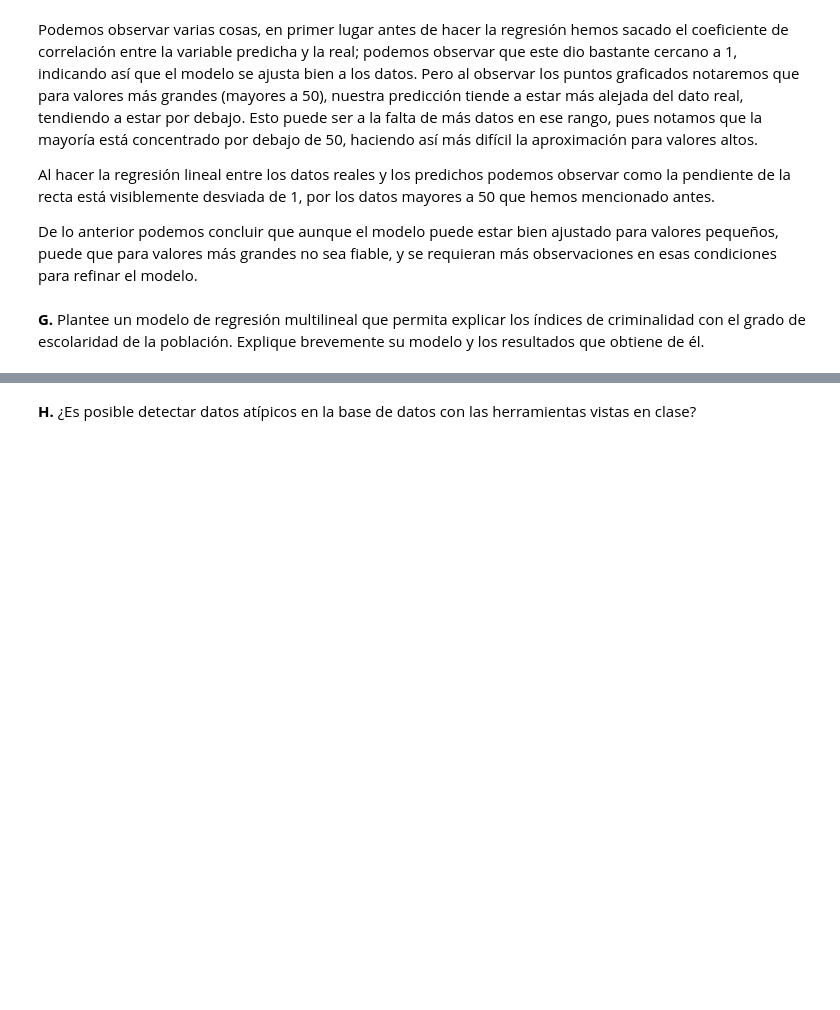
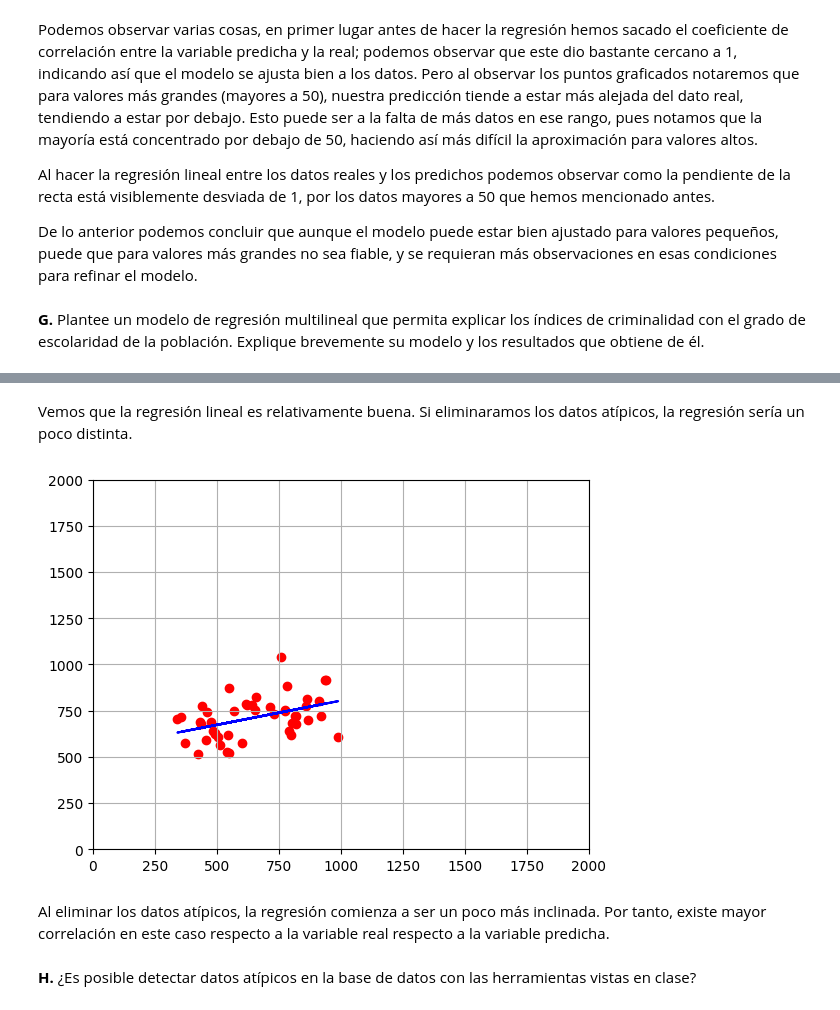
Before and after one commit to bermudez05/Siniestralidad_Bogota_BD, a Jupyter notebook: Taller 4/Taller_4.ipynb, the cells around one changed output, grey strips where cells are left out. Drawn from its saved outputs; the diff is of its cells as text; code cells hidden in the pictures; blank space fills up the shorter version.

```diff
--- a/Taller 4/Taller_4.ipynb
+++ b/Taller 4/Taller_4.ipynb
@@ -266,2 +343,13 @@ De lo anterior podemos concluir que aunque el modelo puede estar bien ajustado p
+# %% [markdown]
+Vemos que la regresión lineal es relativamente buena.
+Si eliminaramos los datos atípicos, la regresión sería un poco distinta.
+# %%
+new_Y_aux = Y_aux[ Y_aux < 1250]
+new_Y_pred_aux = Y_pred_aux[ Y_aux < 1250]
+linear_regression(new_Y_aux, new_Y_pred_aux)
+# %% [output]
+[figure, added]
+# %% [markdown]
+Al eliminar los datos atípicos, la regresión comienza a ser un poco más inclinada. Por tanto, existe mayor correlación en este caso respecto a la variable real respecto a la variable predicha.
 # %% [markdown]
 <b>H.</b> ¿Es posible detectar datos atípicos en la base de datos con las herramientas vistas en clase?
```
Also changed, not shown: parts of 19 cells of this notebook.
